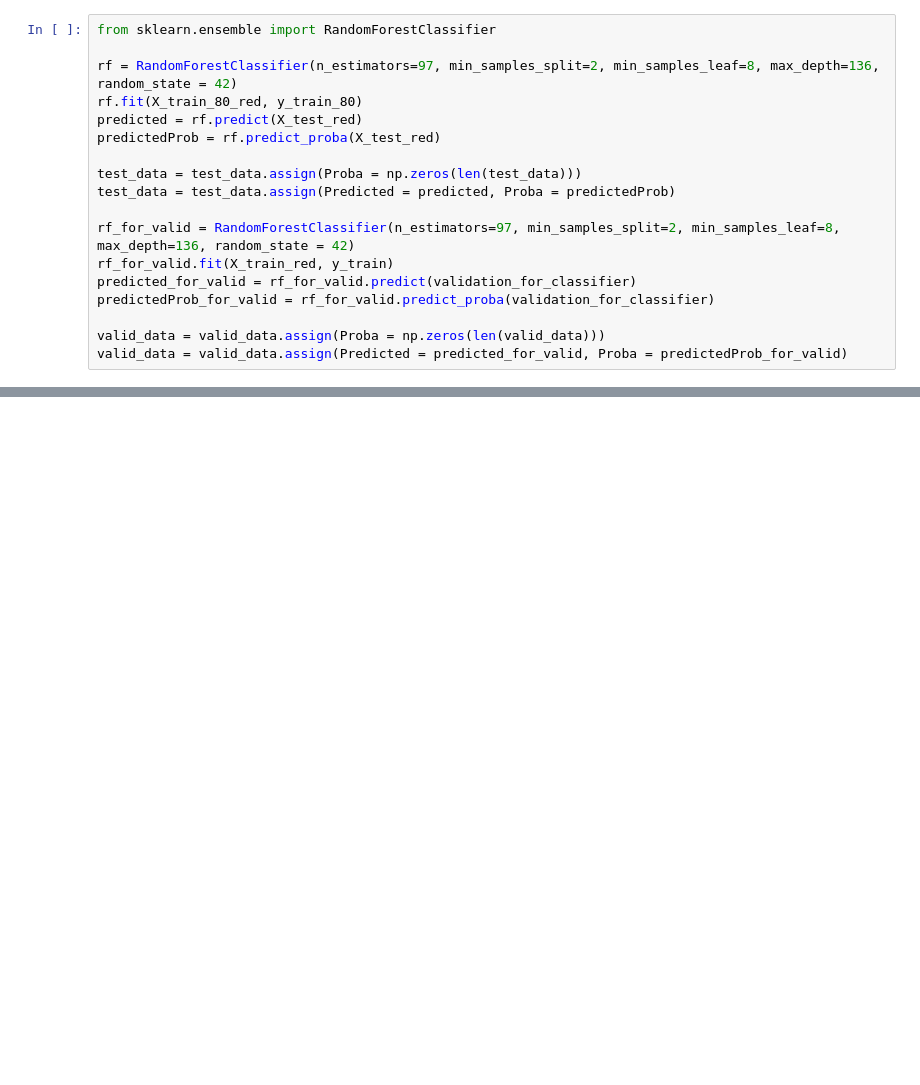
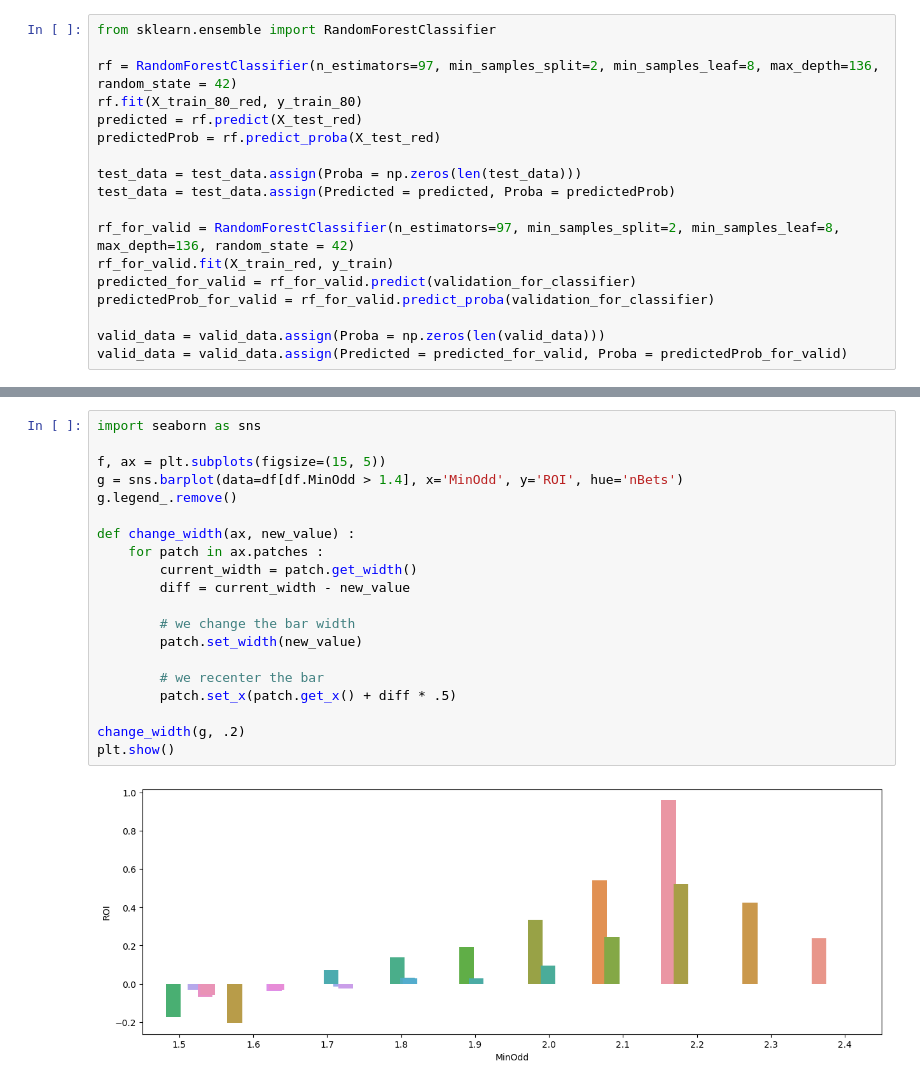
Before and after one commit to enrico-bagattin/tennis-betting, a Jupyter notebook: main.ipynb, the cells around one changed output, grey strips where cells are left out. Drawn from its saved outputs; the diff is of its cells as text; blank space fills up the shorter version.

```diff
--- a/main.ipynb
+++ b/main.ipynb
@@ -1204,0 +1223,22 @@ rois[pd.notna(rois.ROI)]
+# %%
+import seaborn as sns
+
+f, ax = plt.subplots(figsize=(15, 5))
+g = sns.barplot(data=df[df.MinOdd > 1.4], x='MinOdd', y='ROI', hue='nBets')
+g.legend_.remove()
+
+def change_width(ax, new_value) :
+    for patch in ax.patches :
+        current_width = patch.get_width()
+        diff = current_width - new_value
+
+        # we change the bar width
+        patch.set_width(new_value)
+
+        # we recenter the bar
+        patch.set_x(patch.get_x() + diff * .5)
+
+change_width(g, .2)
+plt.show()
+# %% [output]
+[figure, added]
```
Also changed, not shown: parts of 14 cells of this notebook, 5 other files.
